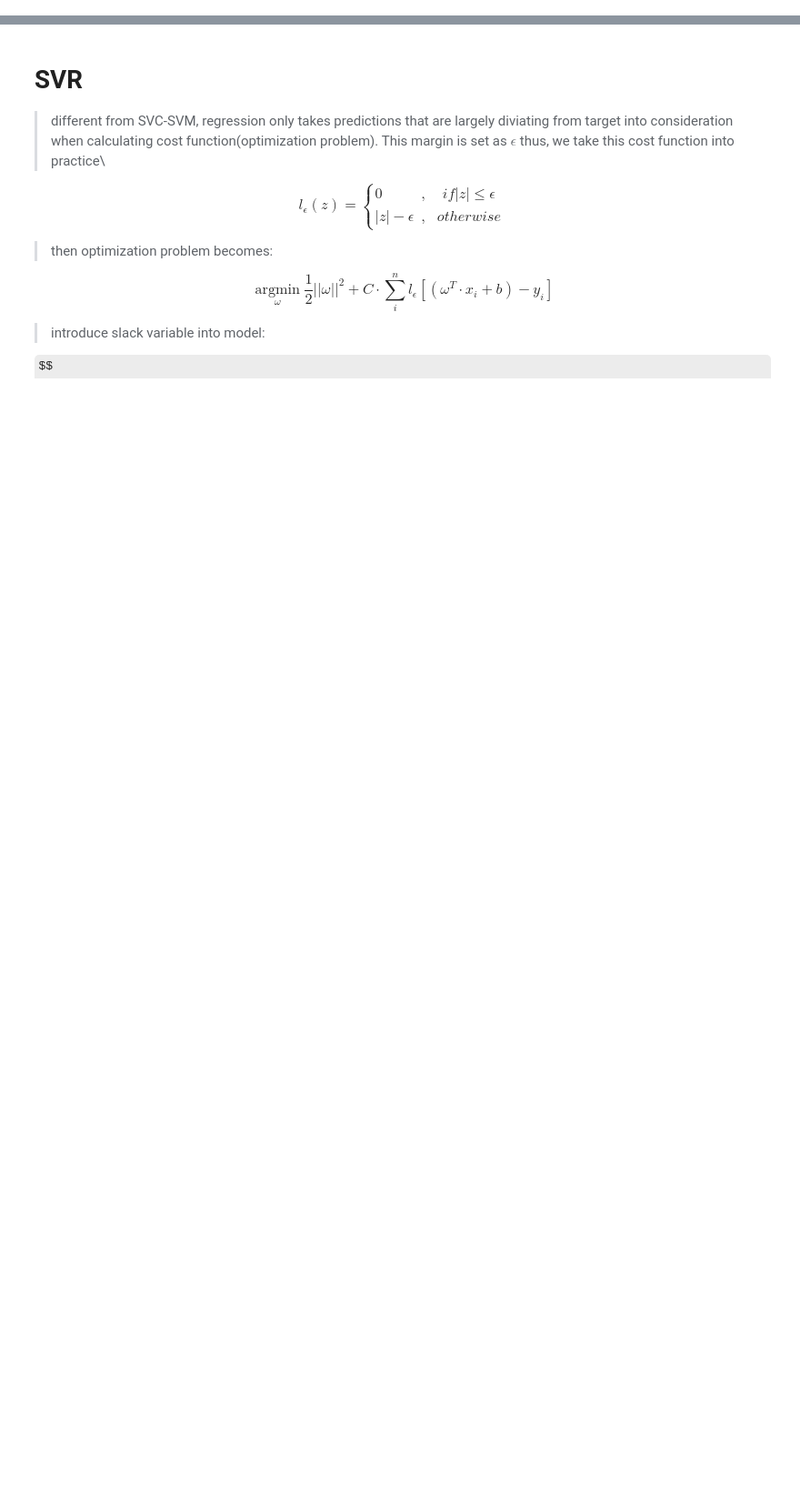
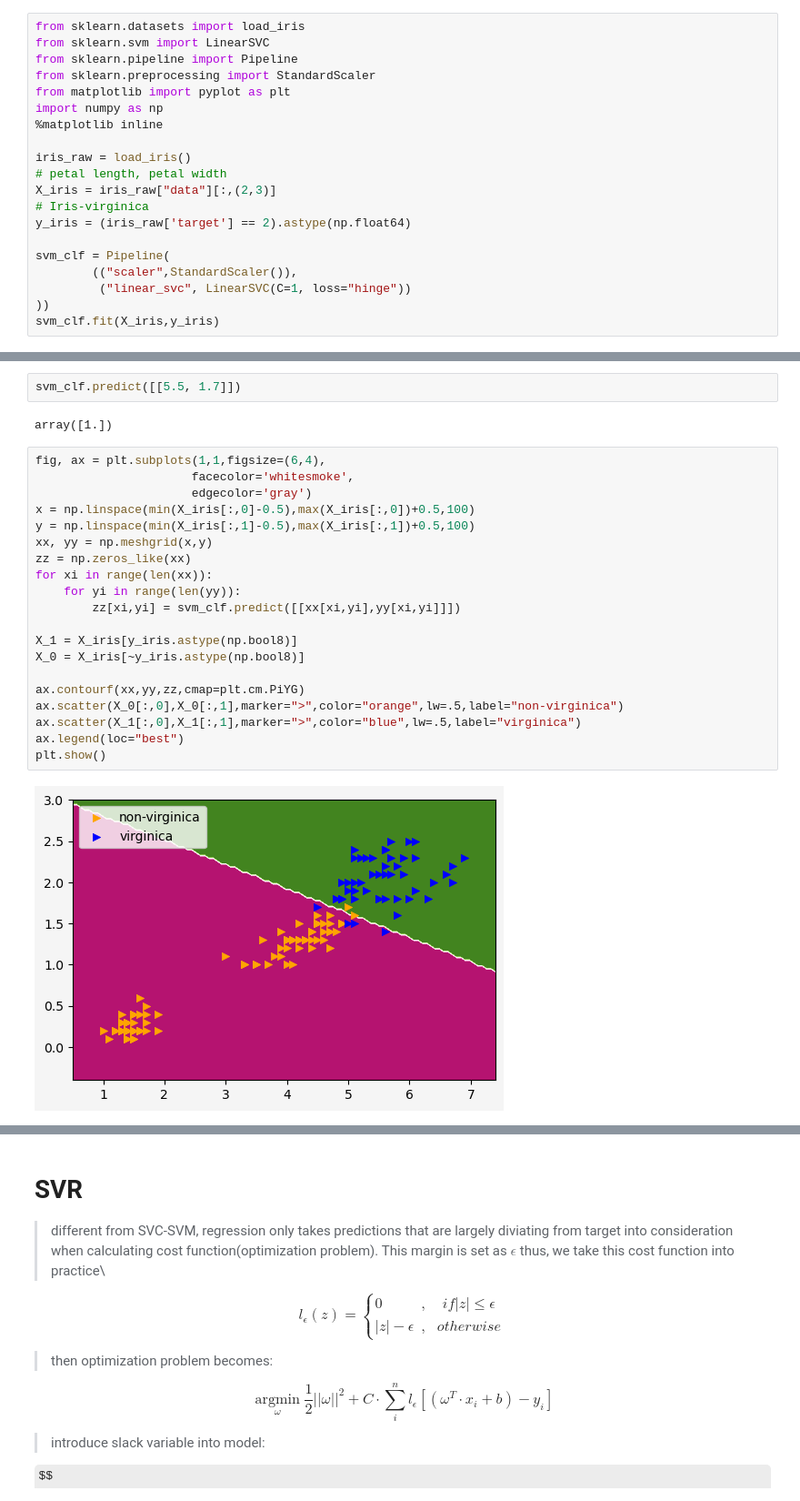
Before and after one commit to ChauserMondieu/machine_learning, a Jupyter notebook: chapters/svm.ipynb, the cells around one changed output, grey strips where cells are left out. Shown at 91% size. Drawn from its saved outputs; the diff is of its cells as text; some formulas as TeX source; blank space fills up the shorter version.

```diff
--- a/chapters/svm.ipynb
+++ b/chapters/svm.ipynb
@@ -141,0 +148,20 @@ $$
+# %%
+from sklearn.datasets import load_iris
+from sklearn.svm import LinearSVC
+from sklearn.pipeline import Pipeline
+from sklearn.preprocessing import StandardScaler
+from matplotlib import pyplot as plt
+import numpy as np
+%matplotlib inline
+
+iris_raw = load_iris()
+# petal length, petal width
+X_iris = iris_raw["data"][:,(2,3)]
+# Iris-virginica
+y_iris = (iris_raw['target'] == 2).astype(np.float64)
+
+svm_clf = Pipeline(
+        (("scaler",StandardScaler()),
+         ("linear_svc", LinearSVC(C=1, loss="hinge"))
+))
+svm_clf.fit(X_iris,y_iris)
@@ -141,0 +171,26 @@ $$
+# %%
+svm_clf.predict([[5.5, 1.7]])
+# %% [output]
+array([1.])
+# %%
+fig, ax = plt.subplots(1,1,figsize=(6,4),
+                      facecolor='whitesmoke',
+                      edgecolor='gray')
+x = np.linspace(min(X_iris[:,0]-0.5),max(X_iris[:,0])+0.5,100)
+y = np.linspace(min(X_iris[:,1]-0.5),max(X_iris[:,1])+0.5,100)
+xx, yy = np.meshgrid(x,y)
+zz = np.zeros_like(xx)
+for xi in range(len(xx)):
+    for yi in range(len(yy)):
+        zz[xi,yi] = svm_clf.predict([[xx[xi,yi],yy[xi,yi]]])
+
+X_1 = X_iris[y_iris.astype(np.bool8)]
+X_0 = X_iris[~y_iris.astype(np.bool8)]
+
+ax.contourf(xx,yy,zz,cmap=plt.cm.PiYG)
+ax.scatter(X_0[:,0],X_0[:,1],marker=">",color="orange",lw=.5,label="non-virginica")
+ax.scatter(X_1[:,0],X_1[:,1],marker=">",color="blue",lw=.5,label="virginica")
+ax.legend(loc="best")
+plt.show()
+# %% [output]
+[figure, added]
```
Also changed, not shown: parts of 28 cells of this notebook.
